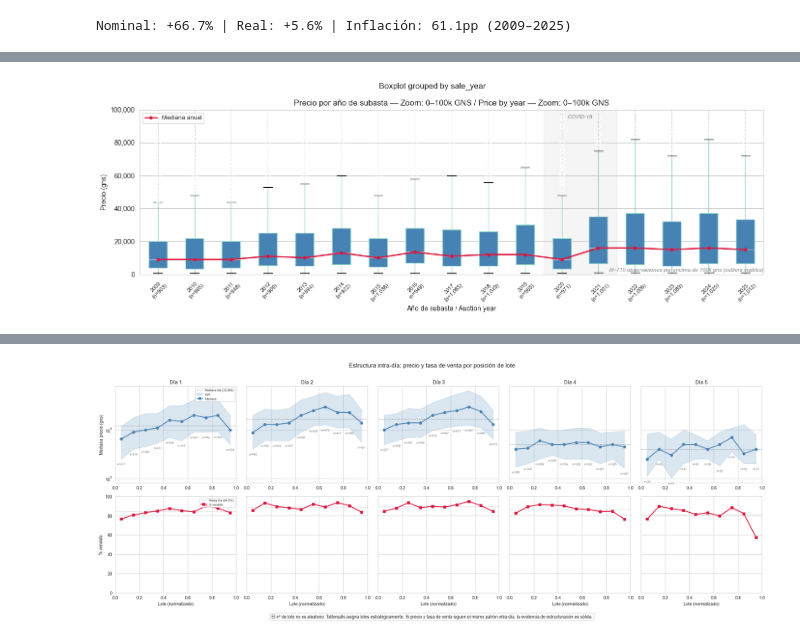
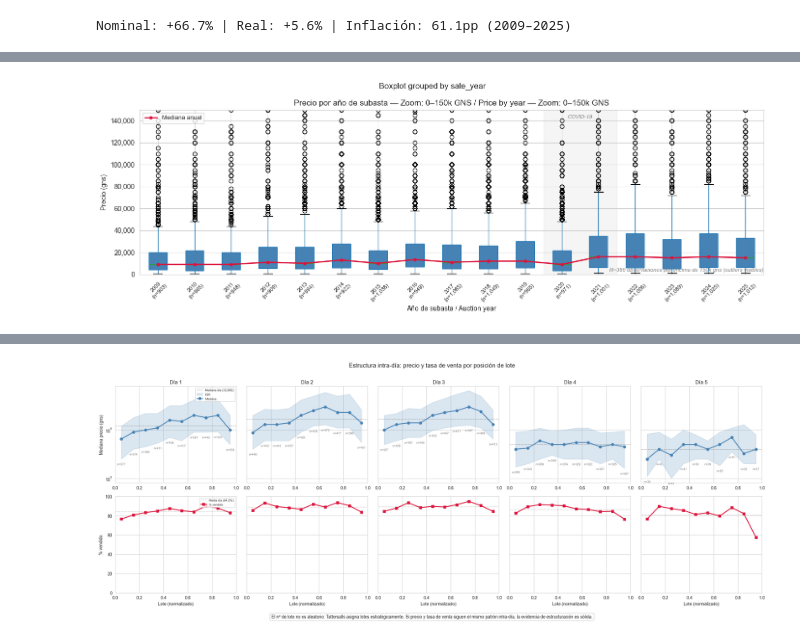
Before and after one commit to carroyo03/tfm-tattersalls, a Jupyter notebook: 01_EDA.ipynb, the cells around one changed output, grey strips where cells are left out. Cells and saved outputs as stored; diff of their text form; code cells hidden in the pictures.

Commit message:
EDA: análisis exploratorio y visualizaciones docs: documentación actualizada

```diff
--- a/01_EDA.ipynb
+++ b/01_EDA.ipynb
@@ -602,12 +508,3 @@ autumn_horses_df[[
 | 2 | Commanche Falls (GB) | Commanche Falls | GB | Dark Angel (IRE) | Dark Angel | IRE | ... |
 | 3 | Summerghand (IRE) | Summerghand | IRE | Shamardal (USA) | Shamardal | USA | ... |
 | 4 | Regal Reality (GB) | Regal Reality | GB | Galileo (IRE) | Galileo | IRE | ... |
-# %%
-# English: prefer the monetary fields already present in the source file.
-# Español: preferimos los campos monetarios ya presentes en el fichero fuente.
-autumn_horses_df['price_gns'] = parse_numeric_series(autumn_horses_df['price_gns'])
-autumn_horses_df['price_euros'] = parse_numeric_series(autumn_horses_df['price_euros_raw'])
-autumn_horses_df['price_eur_per_gns'] = autumn_horses_df['price_euros'] / autumn_horses_df['price_gns']
-
-print('Median EUR per guinea from embedded source values:', autumn_horses_df['price_eur_per_gns'].dropna().median())
-print('Rows with a euro value in the source file:', int(autumn_horses_df['price_euros'].notna().sum()))
@@ -957,7 +816,7 @@ df_with_price = autumn_horses_df[
     autumn_horses_df['sale_outcome'].isin(outcomes_order)
 ].copy()
 df_with_price['sale_outcome'] = pd.Categorical(
-    df_with_price['sale_outcome'],
+    df_with_price['sale_outcome'].astype(str),
     categories=outcomes_order,
     ordered=True
 )
@@ -1013,12 +874,12 @@ display(outcome_summary)
 # %%
-# Boxplot 1b — ZOOM 0–100k GNS: precio por resultado de subasta
+# Boxplot 1b — ZOOM 0–150k GNS: precio por resultado de subasta
 outcomes_order = ['sold_to_third_party', 'vendor_buyback', 'not_sold', 'withdrawn']
 df_with_price = autumn_horses_df[autumn_horses_df['sale_outcome'].isin(outcomes_order)].copy()
 df_with_price['sale_outcome'] = pd.Categorical(
-    df_with_price['sale_outcome'], categories=outcomes_order, ordered=True
+    df_with_price['sale_outcome'].astype(str), categories=outcomes_order, ordered=True
 )
 df_with_price.loc[df_with_price['price_gns'].isna(), 'price_gns'] = 0
-n_above = (df_with_price['price_gns'] > 100_000).sum()
+n_above = (df_with_price['price_gns'] > 150_000).sum()
 
 palette = {
     'sold_to_third_party': 'steelblue', 'vendor_buyback': 'darkorange',
@@ -1042,13 +903,13 @@ ax.set_xticklabels(new_xlabels)
 global_median = df_sold['price_gns'].median()
 ax.axhline(global_median, color='goldenrod', linestyle='--', linewidth=2, label=f'Mediana global ({global_median:,.0f} gns)')
 ax.legend(loc='upper right')
-ax.set_ylim(0, 100_000)
-ax.set_title('Precio por resultado de subasta — Zoom: 0–100k GNS / Sale outcome — Zoom: 0–100k GNS')
+ax.set_ylim(0, 150_000)
+ax.set_title('Precio por resultado de subasta — Zoom: 0–150k GNS / Sale outcome — Zoom: 0–150k GNS')
 ax.set_ylabel('Precio (gns)')
 ax.set_xlabel('')
 plt.suptitle('')
 ax.yaxis.set_major_formatter(plt.FuncFormatter(lambda x, _: f'{x:,.0f}')) # type: ignore
-ax.annotate(f'N={n_above:,} observaciones por encima de 100k gns (outliers visibles)',
+ax.annotate(f'N={n_above:,} observaciones por encima de 150k gns (outliers visibles)',
             xy=(1.0, 0.01), xycoords='axes fraction',
             ha='right', va='bottom', fontsize=8, color='gray', style='italic')
 plt.tight_layout()
@@ -1331,6 +1129,6 @@ Nominal: +66.7% | Real: +5.6% | Inflación: 61.1pp (2009–2025)
 # %%
-# Boxplot 2b — ZOOM 0–100k GNS: precio por año de subasta
-n_above = (df_sold['price_gns'] > 100_000).sum()
+# Boxplot 2b — ZOOM 0–150k GNS: precio por año de subasta
+n_above = (df_sold['price_gns'] > 150_000).sum()
 
 fig, ax = plt.subplots(figsize=(14, 5))
 years = sorted(df_sold['sale_year'].dropna().unique())
@@ -1338,34 +1136,34 @@ bp = df_sold.boxplot(column='price_gns', by='sale_year', ax=ax,
                      patch_artist=True, return_type='dict',
                      positions=years)
 for patch in bp['price_gns']['boxes']:
     patch.set_facecolor('steelblue')
 
 # COVID-19 band
 ax.axvspan(2019.5, 2021.5, alpha=0.08, color='gray', zorder=0)
 ax.text(2020.5, 0.97, 'COVID-19', ha='center', va='top', fontsize=8, color='gray',
         style='italic', transform=ax.get_xaxis_transform())
 
 # Annual median trend line
 yearly_medians = df_sold.groupby('sale_year')['price_gns'].median()
 ax.plot(yearly_medians.index, yearly_medians.values,
         color='crimson', linewidth=2, marker='o', markersize=4,
         label='Mediana anual', zorder=5)
 ax.legend(loc='upper left', fontsize=9)
 
 year_n = df_sold.groupby('sale_year').size()
 ax.set_xticks(years)
 ax.set_xticklabels([f'{int(yr)}\n(n={year_n.get(yr, 0):,})' for yr in years], rotation=45, fontsize=8)
 
-ax.set_ylim(0, 100_000)
-ax.set_title('Precio por año de subasta — Zoom: 0–100k GNS / Price by year — Zoom: 0–100k GNS')
+ax.set_ylim(0, 150_000)
+ax.set_title('Precio por año de subasta — Zoom: 0–150k GNS / Price by year — Zoom: 0–150k GNS')
 ax.set_xlabel('Año de subasta / Auction year')
 ax.set_ylabel('Precio (gns)')
 ax.yaxis.set_major_formatter(plt.FuncFormatter(lambda x, _: f'{x:,.0f}'))
-ax.annotate(f'N={n_above:,} observaciones por encima de 100k gns (outliers visibles)',
+ax.annotate(f'N={n_above:,} observaciones por encima de 150k gns (outliers visibles)',
             xy=(1.0, 0.01), xycoords='axes fraction',
             ha='right', va='bottom', fontsize=8, color='gray', style='italic')
 plt.tight_layout()
 plt.savefig('01_EDA_files/02_viz_price_by_year_zoom.png', dpi=150, bbox_inches='tight')
 plt.show()
 # %% [output]
-[figure, old version]
+[figure, new version]
```
Also changed, not shown: parts of 75 cells of this notebook, 1 other file.
